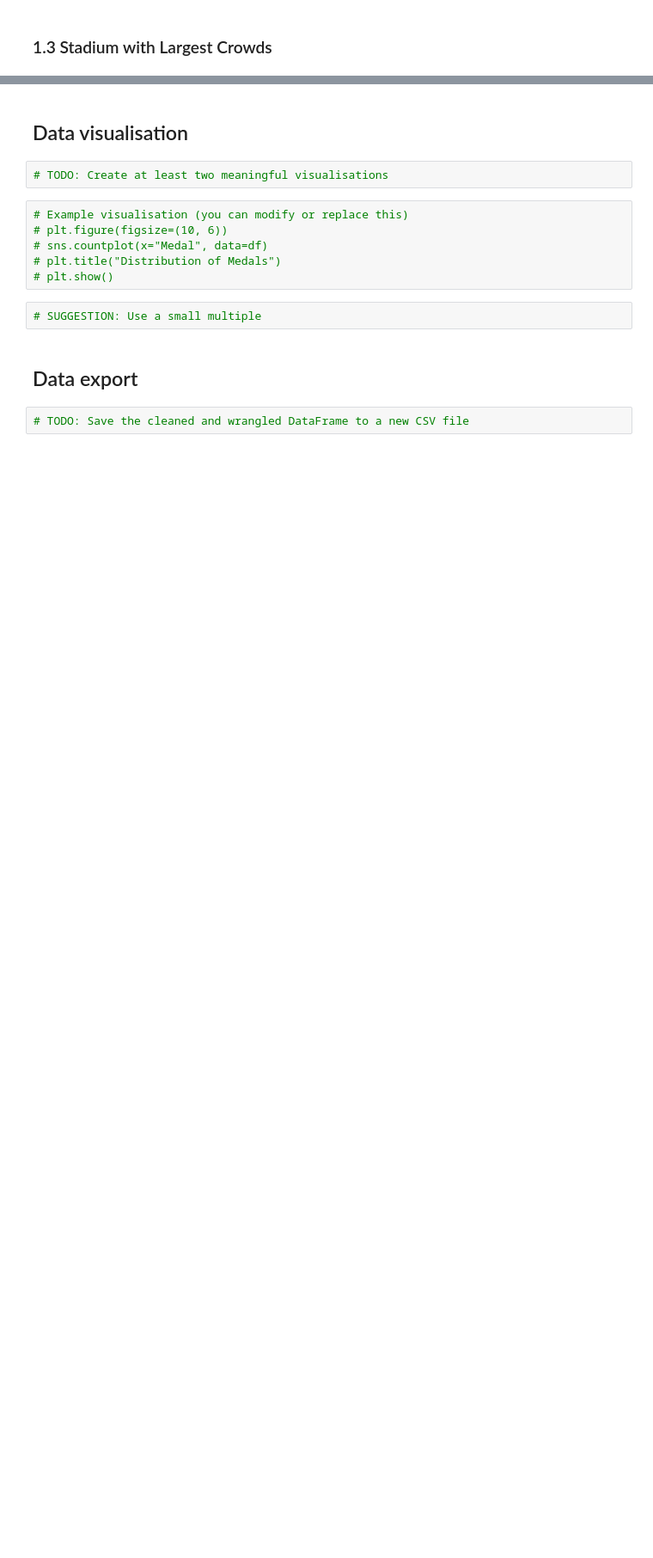
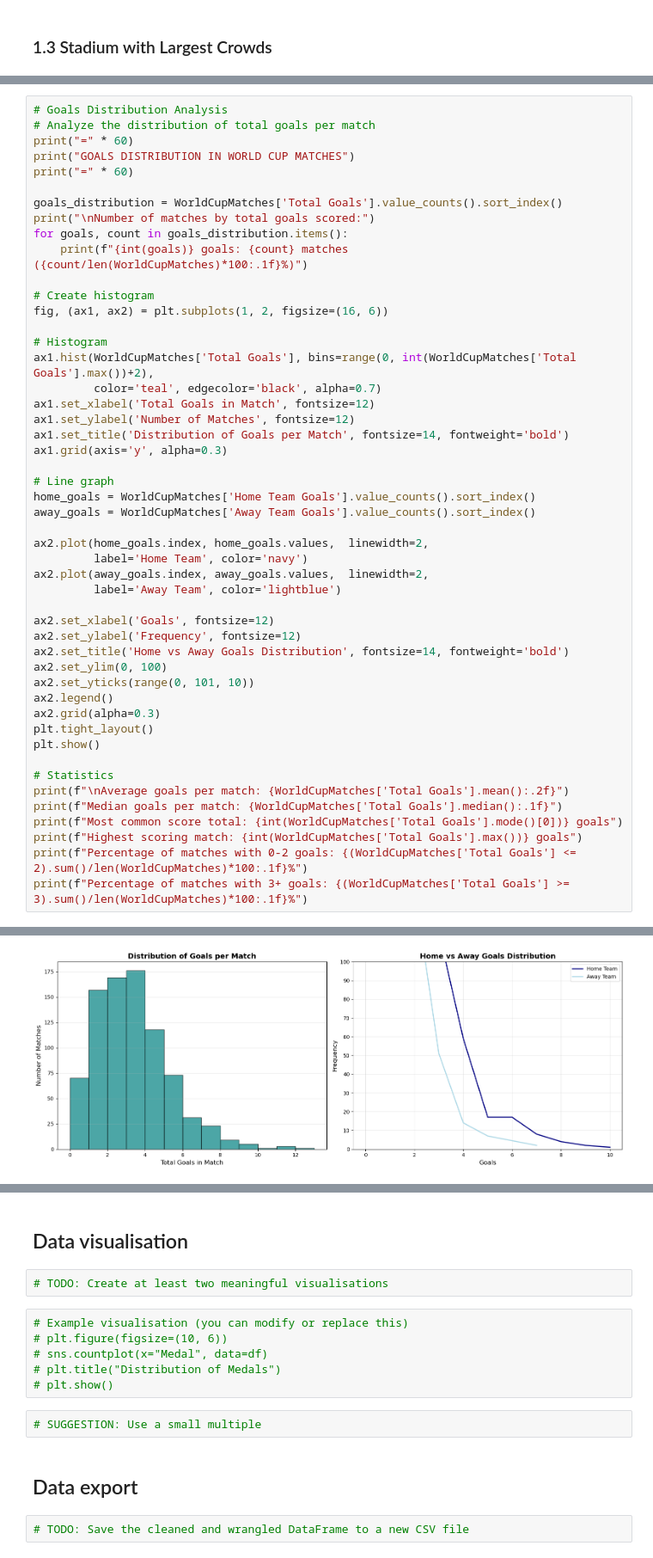
Before and after one commit to 99DJ89/MN5813--Individual--project--FIFA-WORLDCUPS, a Jupyter notebook: MN5813 Individual project .ipynb, the cells around one changed output, grey strips where cells are left out. Shown at 86% size. Saved outputs shown, nothing was run; the diff lists cells and outputs as text; blank space fills up the shorter version.

```diff
--- a/MN5813 Individual project .ipynb
+++ b/MN5813 Individual project .ipynb
@@ -635,0 +838,50 @@ Stage: Group 6
+# %%
+# Goals Distribution Analysis
+# Analyze the distribution of total goals per match
+print("=" * 60)
+print("GOALS DISTRIBUTION IN WORLD CUP MATCHES")
+print("=" * 60)
+
+goals_distribution = WorldCupMatches['Total Goals'].value_counts().sort_index()
+print("\nNumber of matches by total goals scored:")
+for goals, count in goals_distribution.items():
+    print(f"{int(goals)} goals: {count} matches ({count/len(WorldCupMatches)*100:.1f}%)")
+
+# Create histogram
+fig, (ax1, ax2) = plt.subplots(1, 2, figsize=(16, 6))
+
+# Histogram
+ax1.hist(WorldCupMatches['Total Goals'], bins=range(0, int(WorldCupMatches['Total Goals'].max())+2),
+         color='teal', edgecolor='black', alpha=0.7)
+ax1.set_xlabel('Total Goals in Match', fontsize=12)
+ax1.set_ylabel('Number of Matches', fontsize=12)
+ax1.set_title('Distribution of Goals per Match', fontsize=14, fontweight='bold')
+ax1.grid(axis='y', alpha=0.3)
+
+# Line graph
+home_goals = WorldCupMatches['Home Team Goals'].value_counts().sort_index()
+away_goals = WorldCupMatches['Away Team Goals'].value_counts().sort_index()
+
+ax2.plot(home_goals.index, home_goals.values,  linewidth=2,
+         label='Home Team', color='navy')
+ax2.plot(away_goals.index, away_goals.values,  linewidth=2,
+         label='Away Team', color='lightblue')
+
+ax2.set_xlabel('Goals', fontsize=12)
+ax2.set_ylabel('Frequency', fontsize=12)
+ax2.set_title('Home vs Away Goals Distribution', fontsize=14, fontweight='bold')
+ax2.set_ylim(0, 100)
+ax2.set_yticks(range(0, 101, 10))
+ax2.legend()
+ax2.grid(alpha=0.3)
+plt.tight_layout()
+plt.show()
+
+# Statistics
+print(f"\nAverage goals per match: {WorldCupMatches['Total Goals'].mean():.2f}")
+print(f"Median goals per match: {WorldCupMatches['Total Goals'].median():.1f}")
+print(f"Most common score total: {int(WorldCupMatches['Total Goals'].mode()[0])} goals")
+print(f"Highest scoring match: {int(WorldCupMatches['Total Goals'].max())} goals")
+print(f"Percentage of matches with 0-2 goals: {(WorldCupMatches['Total Goals'] <= 2).sum()/len(WorldCupMatches)*100:.1f}%")
+print(f"Percentage of matches with 3+ goals: {(WorldCupMatches['Total Goals'] >= 3).sum()/len(WorldCupMatches)*100:.1f}%")
+# %% [output]
@@ -635,0 +906 @@ Stage: Group 6
+[figure, added]
```
Also changed, not shown: parts of 25 cells of this notebook, 4 other files.
